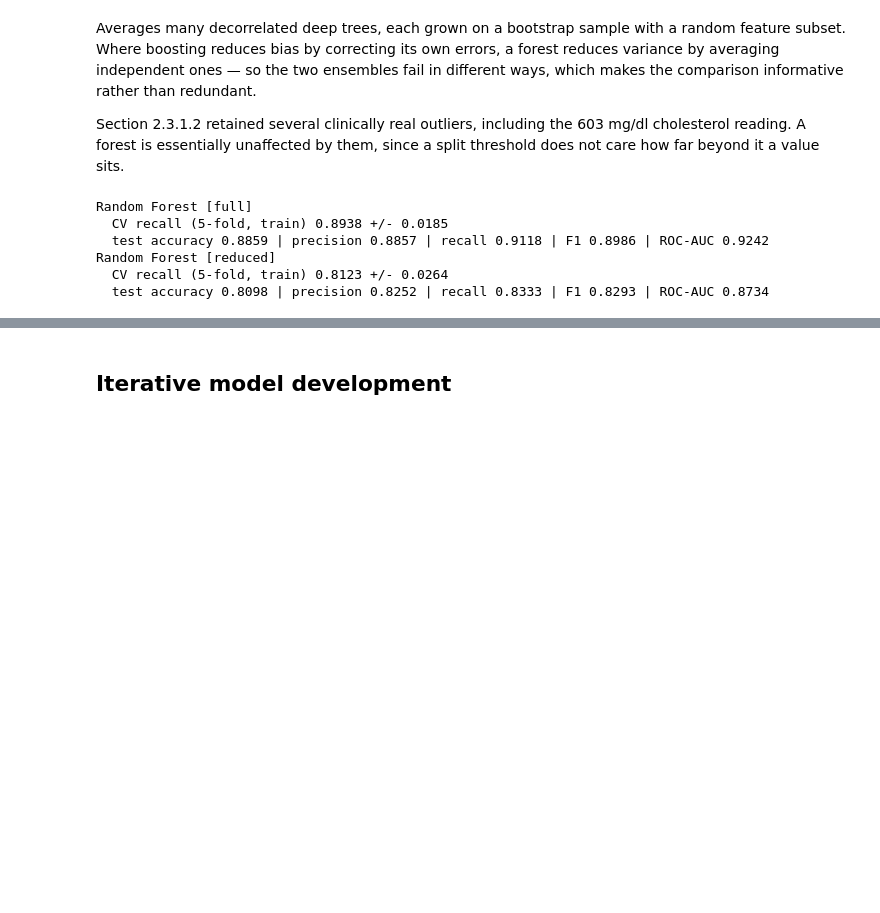
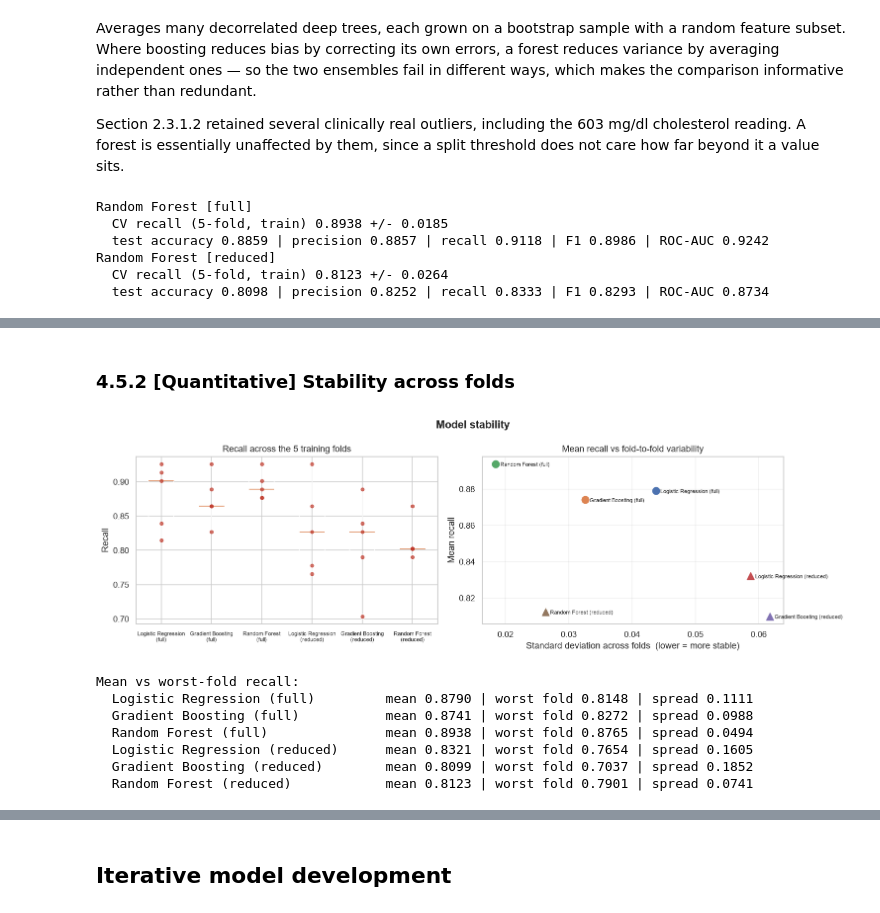
Before and after one commit to AkshayPrakash13892/HeartSaver, a Jupyter notebook: HeartSaver.ipynb, the cells around one changed output, grey strips where cells are left out. Drawn from its saved outputs; the diff is of its cells as text; code cells hidden in the pictures; blank space fills up the shorter version.

```diff
--- a/HeartSaver.ipynb
+++ b/HeartSaver.ipynb
@@ -1253,0 +1382,50 @@ Highest cross-validated recall: Random Forest on the full feature set (0.8938)
+# %% [markdown]
+### 4.5.2 [Quantitative] Stability across folds
+# %%
+## A mean hides how consistently a model performs. If one model's recall swings from
+## 0.80 to 0.95 across folds while another sits steadily at 0.87, the means may look
+## similar but the second is the safer choice for deployment.
+
+fig, axes = plt.subplots(1, 2, figsize=(14, 4.5))
+
+## Fold-level spread. Each box is 5 recall scores from the 5 training folds.
+labels = list(fold_scores.keys())
+axes[0].boxplot([fold_scores[k] for k in labels], tick_labels=labels)
+for i, k in enumerate(labels, start=1):
+    axes[0].scatter([i] * len(fold_scores[k]), fold_scores[k],
+                    color="#C0392B", s=18, zorder=3, alpha=0.7)
+axes[0].set_title("Recall across the 5 training folds")
+axes[0].set_ylabel("Recall")
+axes[0].tick_params(axis="x", labelsize=7, rotation=0)
+
+## Mean against spread. A model in the top-left is both accurate and consistent.
+for k in labels:
+    scores = fold_scores[k]
+    marker = "o" if "full" in k else "^"
+    axes[1].scatter(scores.std(), scores.mean(), s=90, marker=marker)
+    axes[1].annotate(k.replace("\n", " "), (scores.std(), scores.mean()),
+                     fontsize=7, xytext=(6, -3), textcoords="offset points")
+axes[1].set_title("Mean recall vs fold-to-fold variability")
+axes[1].set_xlabel("Standard deviation across folds  (lower = more stable)")
+axes[1].set_ylabel("Mean recall")
+axes[1].grid(alpha=0.3)
+
+fig.suptitle("Model stability", fontweight="bold")
+plt.tight_layout()
+plt.show()
+
+## Worst-fold recall is the pessimistic case a clinical tool should be judged on
+print("Mean vs worst-fold recall:")
+for k in labels:
+    s = fold_scores[k]
+    print(f"  {k.replace(chr(10), ' '):34} mean {s.mean():.4f} | worst fold {s.min():.4f} "
+          f"| spread {s.max() - s.min():.4f}")
+# %% [output]
+[figure, added]
+Mean vs worst-fold recall:
+  Logistic Regression (full)         mean 0.8790 | worst fold 0.8148 | spread 0.1111
+  Gradient Boosting (full)           mean 0.8741 | worst fold 0.8272 | spread 0.0988
+  Random Forest (full)               mean 0.8938 | worst fold 0.8765 | spread 0.0494
+  Logistic Regression (reduced)      mean 0.8321 | worst fold 0.7654 | spread 0.1605
+  Gradient Boosting (reduced)        mean 0.8099 | worst fold 0.7037 | spread 0.1852
+  Random Forest (reduced)            mean 0.8123 | worst fold 0.7901 | spread 0.0741
```
Also changed, not shown: parts of 37 cells of this notebook.
